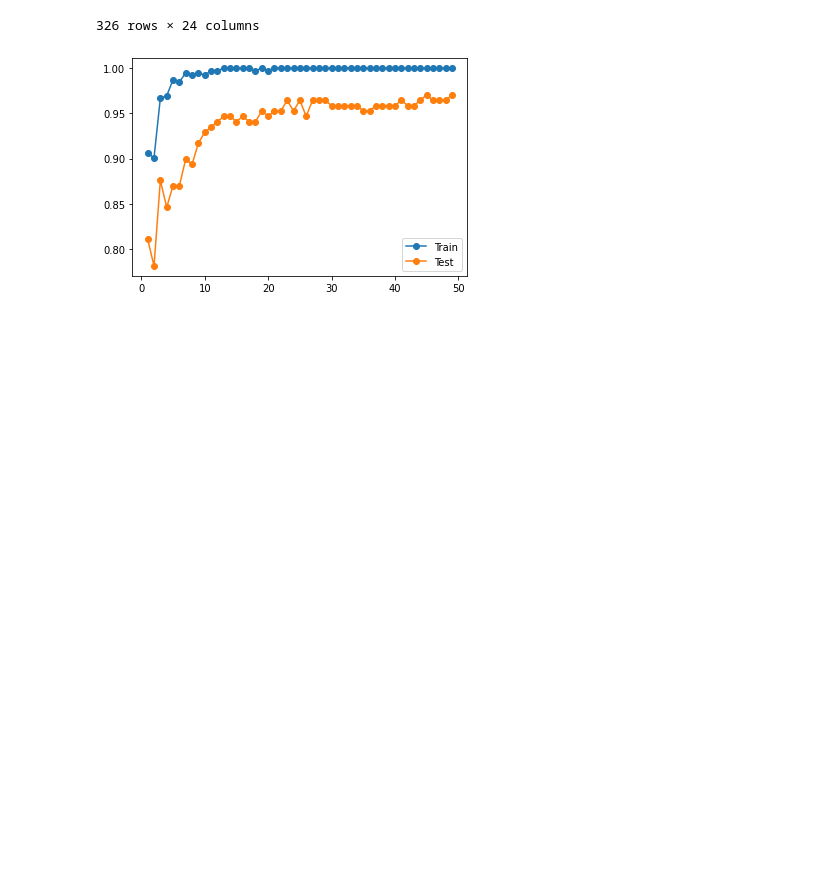
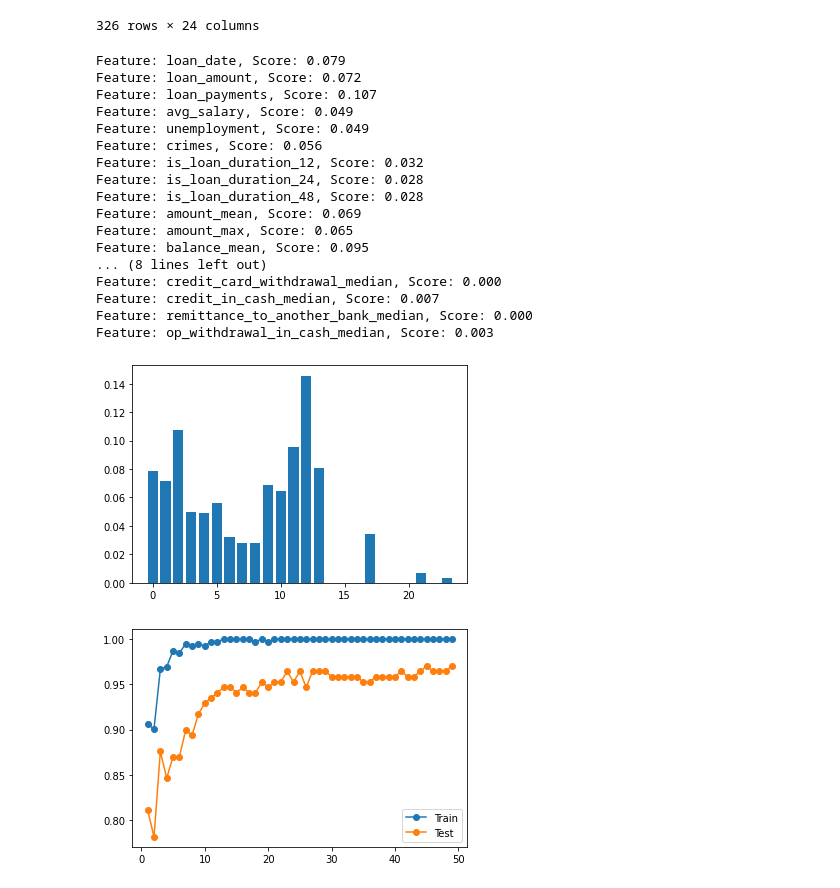
Before and after one commit to joaonmatos/feup-machine-learning, a Jupyter notebook: classifiers.ipynb, the cells around one changed output. Cells and saved outputs as stored; diff of their text form; code cells hidden in the pictures; blank space fills up the shorter version.

Commit message:
Feature Importance calculation and graphics

```diff
--- a/classifiers.ipynb
+++ b/classifiers.ipynb
@@ -240,6 +240,35 @@ features_res, labels_res = smt.fit_resample(pre_processed_features, pre_processe
 from  sklearn.model_selection import train_test_split
 
 x_train, x_test, y_train, y_test = train_test_split(features_res, labels_res, random_state=19, test_size=0.2)
+# %%
+# Feature Importance
+from matplotlib import pyplot
+
+classifier.fit(x_train, y_train)
+importance = classifier.feature_importances_
+for i,v in enumerate(importance):
+    	print('Feature: ' + x_train.columns[i] + ', Score: %.3f' % (v))
+pyplot.bar([x for x in range(len(importance))], importance)
+pyplot.show()
+# %% [output]
+Feature: loan_date, Score: 0.079
+Feature: loan_amount, Score: 0.072
+Feature: loan_payments, Score: 0.107
+Feature: avg_salary, Score: 0.049
+Feature: unemployment, Score: 0.049
+Feature: crimes, Score: 0.056
+Feature: is_loan_duration_12, Score: 0.032
+Feature: is_loan_duration_24, Score: 0.028
+Feature: is_loan_duration_48, Score: 0.028
+Feature: amount_mean, Score: 0.069
+Feature: amount_max, Score: 0.065
+Feature: balance_mean, Score: 0.095
+... (8 lines left out)
+Feature: credit_card_withdrawal_median, Score: 0.000
+Feature: credit_in_cash_median, Score: 0.007
+Feature: remittance_to_another_bank_median, Score: 0.000
+Feature: op_withdrawal_in_cash_median, Score: 0.003
+[figure, added]
 # %%
 # Plots to view learning rate
 from functions.overfit_plots import *
```
Also changed, not shown: 36 other files.
